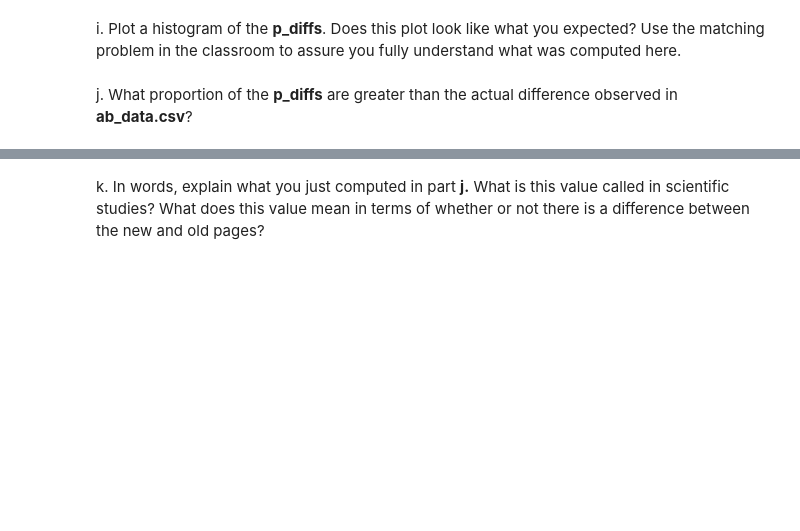
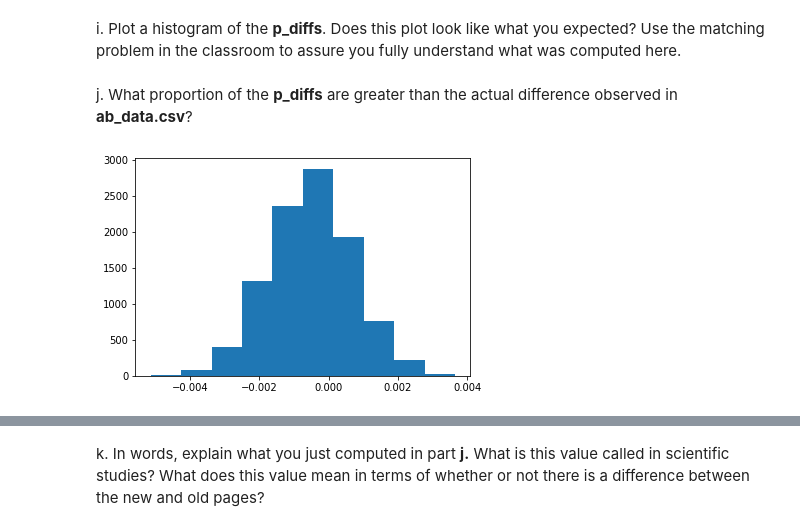
Before and after one commit to faizankhann/Analyze-AB-Test-Results-, a Jupyter notebook: Analyze_ab_test_results_notebook.ipynb, the cells around one changed output, grey strips where cells are left out. Drawn from its saved outputs; the diff is of its cells as text; code cells hidden in the pictures; blank space fills up the shorter version.

```diff
--- a/Analyze_ab_test_results_notebook.ipynb
+++ b/Analyze_ab_test_results_notebook.ipynb
@@ -231,4 +265,11 @@ e. Simulate $n_{new}$ transactions with a convert rate of $p_{new}$ under the nu
 # %% [markdown]
 f. Simulate $n_{old}$ transactions with a convert rate of $p_{old}$ under the null.  Store these $n_{old}$ 1's and 0's in **old_page_converted**.
+# %%
+old_page_converted = np.random.choice([0,1],size=n_old,p=[(1-p_old),p_old])
 # %% [markdown]
 g. Find $p_{new}$ - $p_{old}$ for your simulated values from part (e) and (f).
+# %%
+# compute the new p_new and p_old after simulation
+p_new=new_page_converted.mean()
+p_old=old_page_converted.mean()
+p_new-p_old
@@ -235,6 +278,19 @@ g. Find $p_{new}$ - $p_{old}$ for your simulated values from part (e) and (f).
 # %% [markdown]
 h. Simulate 10,000 $p_{new}$ - $p_{old}$ values using this same process similarly to the one you calculated in parts **a. through g.** above.  Store all 10,000 values in a numpy array called **p_diffs**.
+# %%
+p_diffs=[]
+for _ in range(10000):
+    new_page_converted = np.random.choice([0,1],size=n_new,p=[(1-p_new),p_new])
+    old_page_converted = np.random.choice([0,1],size=n_old,p=[(1-p_old),p_old])
+    diff = new_page_converted.mean()-old_page_converted.mean()
+    p_diffs.append(diff)
 # %% [markdown]
 i. Plot a histogram of the **p_diffs**.  Does this plot look like what you expected?  Use the matching problem in the classroom to assure you fully understand what was computed here.
+# %%
+p_diffs = np.array(p_diffs)
 # %% [markdown]
 j. What proportion of the **p_diffs** are greater than the actual difference observed in **ab_data.csv**?
+# %%
+plt.hist(p_diffs);
+# %% [output]
+[figure, added]
```
Also changed, not shown: parts of 23 cells of this notebook.
